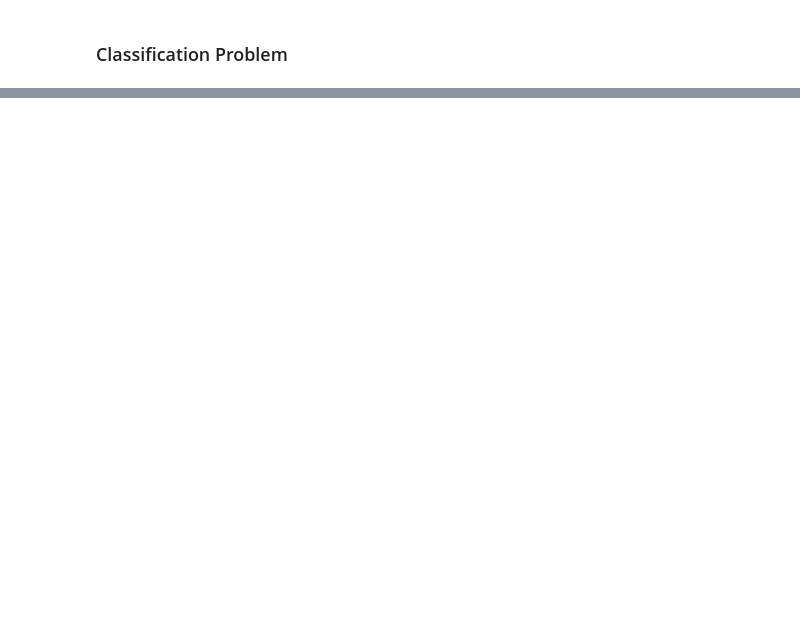
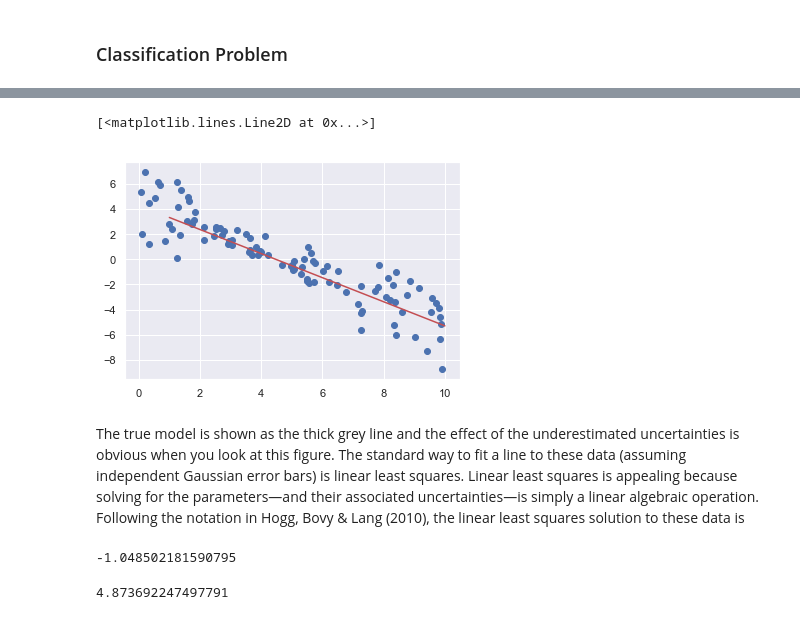
Before and after one commit to Demirrr/Fundamentals, a Jupyter notebook: linear_models/models.ipynb, the cells around one changed output, grey strips where cells are left out. Drawn from its saved outputs; the diff is of its cells as text; code cells hidden in the pictures; blank space fills up the shorter version.

```diff
--- a/linear_models/models.ipynb
+++ b/linear_models/models.ipynb
@@ -423,0 +664,25 @@ Learned weights:  [[0.2587 ]
+# %%
+
+# Choose the "true" parameters.
+m_true = -0.9594
+b_true = 4.294
+f_true = 0.534
+
+# Generate some synthetic data from the model.
+N = 100
+x = np.sort(10*np.random.rand(N))
+y = m_true*x+b_true
+# %%
+y+=np.abs(f_true*y) * np.random.randn(N)
+# %%
+yerr = 0.1+0.5*np.random.rand(N)
+y += yerr * np.random.randn(N)
+# %%
+points=np.linspace(1, 10, num=1000)
+plt.scatter(x,y)
+plt.plot(points,m_true*points+b_true,c='r')
+# %% [output]
+[<matplotlib.lines.Line2D at 0x...>]
+[figure, added]
+# %% [markdown]
+The true model is shown as the thick grey line and the effect of the underestimated uncertainties is obvious when you look at this figure. The standard way to fit a line to these data (assuming independent Gaussian error bars) is linear least squares. Linear least squares is appealing because solving for the parameters—and their associated uncertainties—is simply a linear algebraic operation. Following the notation in Hogg, Bovy & Lang (2010), the linear least squares solution to these data is
@@ -423,0 +694,8 @@ Learned weights:  [[0.2587 ]
+# %%
+m_ls
+# %% [output]
+-1.048502181590795
+# %%
+b_ls
+# %% [output]
+4.873692247497791
```
Also changed, not shown: parts of 86 cells of this notebook.
